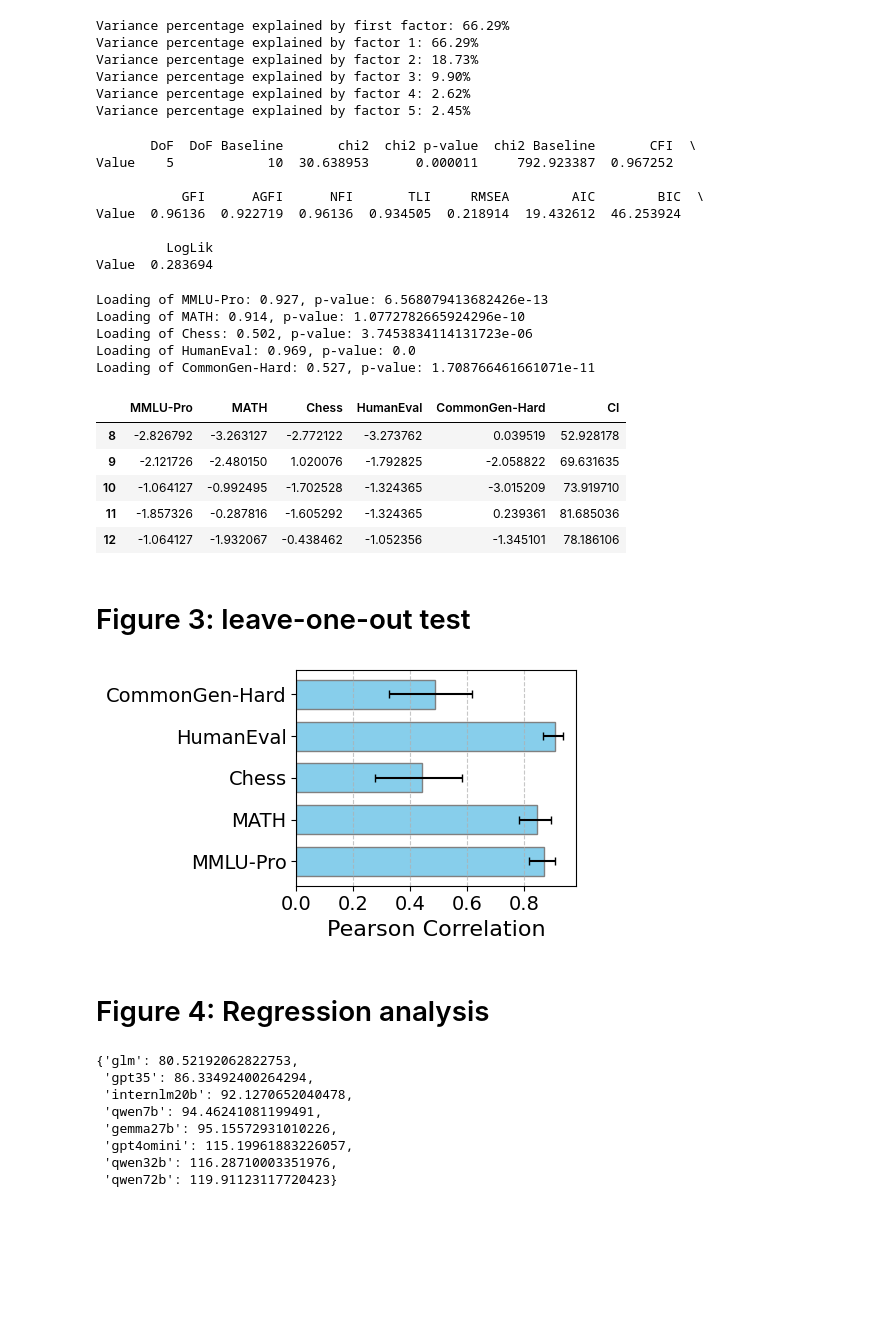
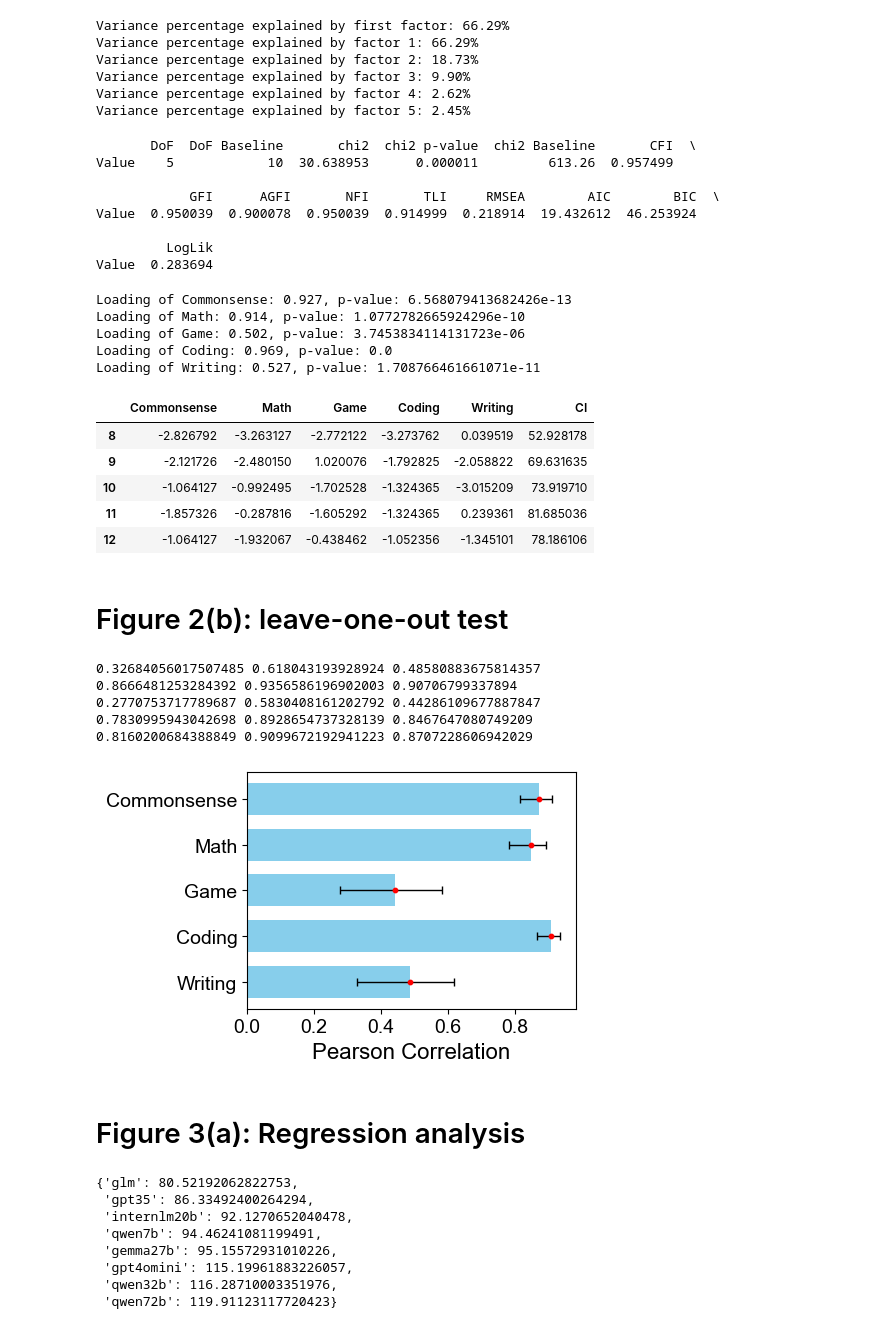
Before and after one commit to zhou-zl18/LLM_Collective_Intelligence, a Jupyter notebook: result_analysis.ipynb, the cells around one changed output. Drawn from its saved outputs; the diff is of its cells as text; code cells hidden in the pictures; blank space fills up the shorter version.

```diff
--- a/result_analysis.ipynb
+++ b/result_analysis.ipynb
@@ -4,13 +4,14 @@ import numpy as np
 import networkx as nx
 import seaborn as sns
 import matplotlib.pyplot as plt
+from matplotlib import font_manager as fm
 import os
 
 from scipy.stats import pearsonr
 from sklearn.preprocessing import StandardScaler
 
 filepath = r'.\figures'
-benchmarks = ['MMLU-Pro', 'MATH', 'Chess', 'HumanEval', 'CommonGen-Hard']
+benchmarks = ['Commonsense', 'Math', 'Game', 'Coding', 'Writing']
 # %%
 file = r".\results.xlsx"
 df_orig = pd.read_excel(file)
@@ -20,4 +21,6 @@ df_group = df_orig[df_orig['num_agent']!=1]
 print(df_orig.shape, df_single.shape, df_group.shape)
 # %% [output]
 (116, 11) (8, 11) (108, 11)
+# %%
+FONTNAME = "Arial"
 # %% [markdown]
@@ -111,7 +122,7 @@ from semopy import Model
 from semopy import calc_stats
 
 model_desc = """
-factor1 =~ MMLU + MATH + Chess + HumanEval + CommonGen
+factor1 =~ Commonsense + Math + Game + Coding + Writing
 """
 
 model = Model(model_desc)
@@ -121,10 +132,10 @@ fit_stats = calc_stats(model)
 print(fit_stats)
 # %% [output]
        DoF  DoF Baseline       chi2  chi2 p-value  chi2 Baseline       CFI  \
-Value    5            10  30.638953      0.000011     792.923387  0.967252
+Value    5            10  30.638953      0.000011         613.26  0.957499
 
-           GFI      AGFI      NFI       TLI     RMSEA        AIC        BIC  \
-Value  0.96136  0.922719  0.96136  0.934505  0.218914  19.432612  46.253924
+            GFI      AGFI       NFI       TLI     RMSEA        AIC        BIC  \
+Value  0.950039  0.900078  0.950039  0.914999  0.218914  19.432612  46.253924
 
          LogLik
 Value  0.283694
@@ -151,11 +162,11 @@ for i, loading in enumerate(factor_loadings):
 for i, col in enumerate(df.columns):
     print(f"Loading of {col}: {factor_loadings[i][0]:.3f}, p-value: {p_values[i]}")
 # %% [output]
-Loading of MMLU-Pro: 0.927, p-value: 6.568079413682426e-13
-Loading of MATH: 0.914, p-value: 1.0772782665924296e-10
-Loading of Chess: 0.502, p-value: 3.7453834114131723e-06
-Loading of HumanEval: 0.969, p-value: 0.0
-Loading of CommonGen-Hard: 0.527, p-value: 1.708766461661071e-11
+Loading of Commonsense: 0.927, p-value: 6.568079413682426e-13
+Loading of Math: 0.914, p-value: 1.0772782665924296e-10
+Loading of Game: 0.502, p-value: 3.7453834114131723e-06
+Loading of Coding: 0.969, p-value: 0.0
+Loading of Writing: 0.527, p-value: 1.708766461661071e-11
 # %%
 # calculate CI
 df = df_group[benchmarks].dropna()
@@ -168,14 +179,14 @@ df['CI'] = df['CI'] * 15 + 100
 cis = df['CI'].tolist()
 df.head()
 # %% [output]
-|  | MMLU-Pro | MATH | Chess | HumanEval | CommonGen-Hard | CI |
+|  | Commonsense | Math | Game | Coding | Writing | CI |
 | 8 | -2.826792 | -3.263127 | -2.772122 | -3.273762 | 0.039519 | 52.928178 |
 | 9 | -2.121726 | -2.480150 | 1.020076 | -1.792825 | -2.058822 | 69.631635 |
 | 10 | -1.064127 | -0.992495 | -1.702528 | -1.324365 | -3.015209 | 73.919710 |
 | 11 | -1.857326 | -0.287816 | -1.605292 | -1.324365 | 0.239361 | 81.685036 |
 | 12 | -1.064127 | -1.932067 | -0.438462 | -1.052356 | -1.345101 | 78.186106 |
 # %% [markdown]
-# Figure 3: leave-one-out test
+# Figure 2(b): leave-one-out test
 # %%
 def calculate_ci(selected_benchmarks):
     df = df_group[selected_benchmarks].dropna()
@@ -189,44 +200,54 @@ def calculate_ci(selected_benchmarks):
     df['CI'] = df.apply(lambda row: np.sum(row.values * first_factor_loadings), axis=1)
     df['CI'] = (df['CI'] - df['CI'].mean()) / df['CI'].std()
     df['CI'] = df['CI'] * 15 + 100
     return df['CI'].tolist()
 
 criteria = []
 correlations = []
 ci_lower = []
 ci_upper = []
 
-for criterion in benchmarks:
+for criterion in reversed(benchmarks):
     selected_benchmarks = [x for x in benchmarks if x!=criterion]
     criterion_scores = df_group[criterion].tolist()
 
     ci_scores = calculate_ci(selected_benchmarks)
     pearson = pearsonr(criterion_scores, ci_scores)
     low, high = pearson.confidence_interval(0.95)
     pearson_corr = pearson.statistic
     # print(pearson, low,high)
     criteria.append(criterion)
     correlations.append(pearson_corr)
     ci_lower.append(low)
     ci_upper.append(high)
+    print(low, high, pearson_corr)
 
 # plot
-plt.figure(figsize=(5, 3))
+plt.figure(figsize=(5, 3.2))
 plt.barh(criteria, correlations, xerr=[np.array(correlations) - np.array(ci_lower),
                                         np.array(ci_upper) - np.array(correlations)],
-         capsize=3, color='skyblue', edgecolor='grey', height=0.7)
+         capsize=3, color='skyblue', edgecolor=None, height=0.7,
+        error_kw={'elinewidth': 1}  # 误差线粗细，默认大概是1
+        )
+plt.scatter(correlations, range(len(criteria)),
+            color='red', zorder=3, s=10)  # s=点的大小
 
-plt.xticks(fontsize=14)
-plt.yticks(fontsize=14)
-plt.xlabel('Pearson Correlation', fontsize=16)
-plt.grid(axis='x', linestyle='--', alpha=0.7)
+plt.xticks(fontsize=14, fontname=FONTNAME)
+plt.yticks(fontsize=14, fontname=FONTNAME)
+plt.xlabel('Pearson Correlation', fontsize=16, fontname=FONTNAME)
+# plt.grid(axis='x', linestyle='--', alpha=0.7)
 
 plt.tight_layout()
-# plt.savefig(os.path.join(filepath, 'leave_one_out_corr.pdf'), format='pdf')
+plt.savefig(os.path.join(filepath, 'leave_one_out_corr.pdf'), format='pdf')
 # %% [output]
+0.32684056017507485 0.618043193928924 0.48580883675814357
+0.8666481253284392 0.9356586196902003 0.90706799337894
+0.2770753717789687 0.5830408161202792 0.44286109677887847
+0.7830995943042698 0.8928654737328139 0.8467647080749209
+0.8160200684388849 0.9099672192941223 0.8707228606942029
-[figure, old version]
+[figure, new version]
 # %% [markdown]
-# Figure 4: Regression analysis
+# Figure 3(a): Regression analysis
 # %%
 # calclulate individual intelligence (g) for each LLM
 from factor_analyzer import FactorAnalyzer
```
Also changed, not shown: parts of 13 cells of this notebook, 2 other files.
